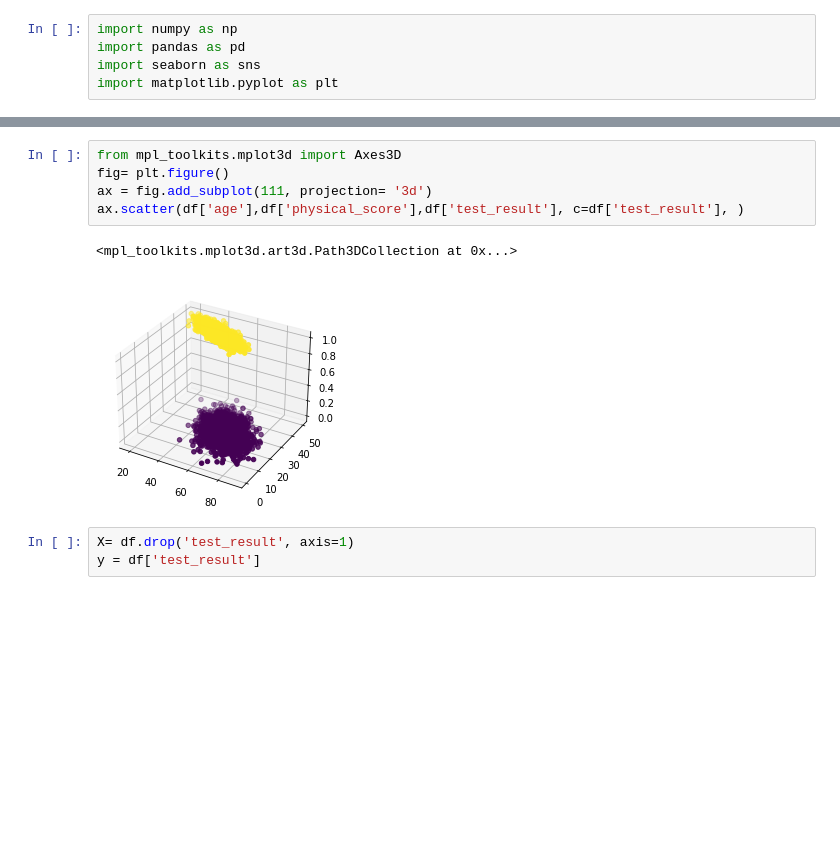
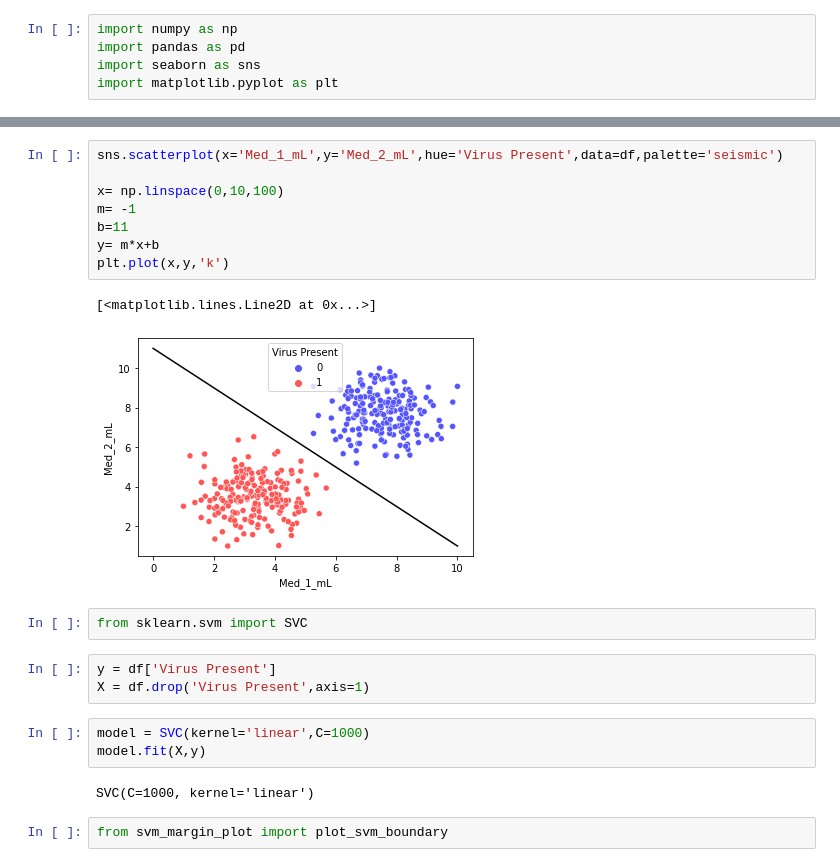
Before and after one commit to duongyen24/Machine-learning, a Jupyter notebook: Template.ipynb, the cells around one changed output, grey strips where cells are left out. Drawn from its saved outputs; the diff is of its cells as text; blank space fills up the shorter version.

```diff
--- a/Template.ipynb
+++ b/Template.ipynb
@@ -60,11 +22,23 @@ sns.heatmap(df.corr(),annot=True)
-# %%
-from mpl_toolkits.mplot3d import Axes3D
-fig= plt.figure()
-ax = fig.add_subplot(111, projection= '3d')
-ax.scatter(df['age'],df['physical_score'],df['test_result'], c=df['test_result'], )
-# %% [output]
-<mpl_toolkits.mplot3d.art3d.Path3DCollection at 0x...>
-[figure, removed]
-# %%
-X= df.drop('test_result', axis=1)
-y = df['test_result']
+# %%
+sns.scatterplot(x='Med_1_mL',y='Med_2_mL',hue='Virus Present',data=df,palette='seismic')
+
+x= np.linspace(0,10,100)
+m= -1
+b=11
+y= m*x+b
+plt.plot(x,y,'k')
+# %% [output]
+[<matplotlib.lines.Line2D at 0x...>]
+[figure, added]
+# %%
+from sklearn.svm import SVC
+# %%
+y = df['Virus Present']
+X = df.drop('Virus Present',axis=1)
+# %%
+model = SVC(kernel='linear',C=1000)
+model.fit(X,y)
+# %% [output]
+SVC(C=1000, kernel='linear')
+# %%
+from svm_margin_plot import plot_svm_boundary
```
Also changed, not shown: parts of 26 cells of this notebook, 2 other files.
